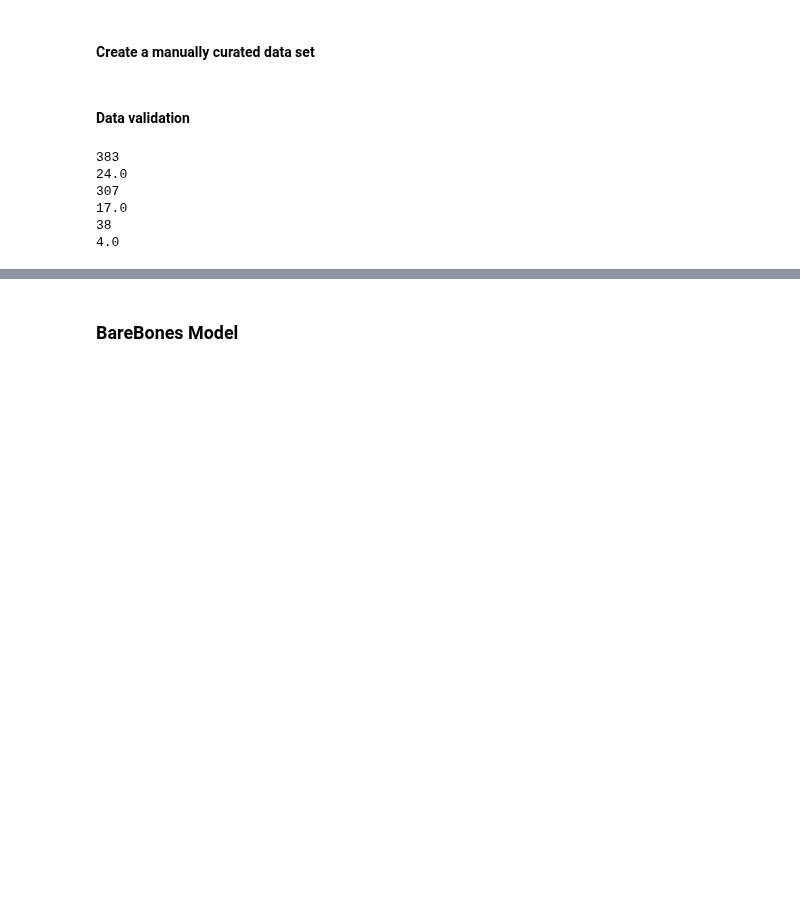
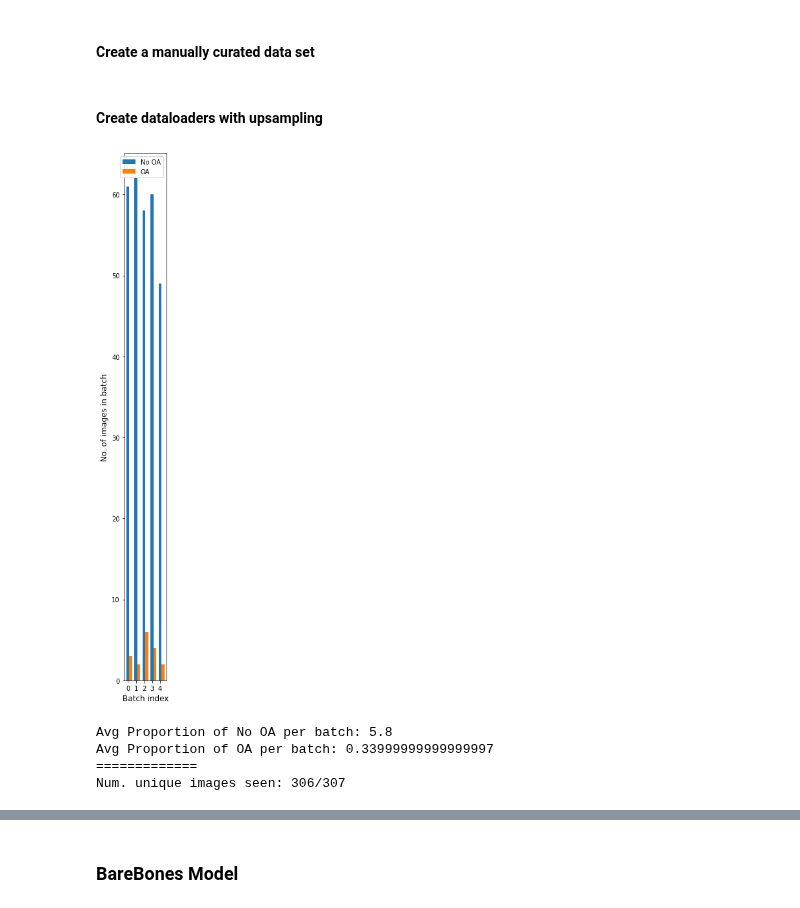
Before and after one commit to amandaliusa/cs231n, a Jupyter notebook: analysis/Model.ipynb, the cells around one changed output, grey strips where cells are left out. Cells and saved outputs as stored; diff of their text form; code cells hidden in the pictures; blank space fills up the shorter version.

```diff
--- a/analysis/Model.ipynb
+++ b/analysis/Model.ipynb
@@ -134,0 +147,14 @@ df_join
+# %%
+# Check for number of OA positive and number of samples in the dataset
+# Total
+print(df_join.iloc[:,-1].count())  # 383
+print(df_join.iloc[:,-1].sum())    # 24
+class_counts = [df_join.iloc[:,-1].count() - df_join.iloc[:,-1].sum(), df_join.iloc[:,-1].sum()]
+
+# Test set - This implies that if the model always predicts 0, it would have 94% training accuracy
+print(df_join.iloc[:NUM_TRAIN,-1].count())  # 307
+print(df_join.iloc[:NUM_TRAIN,-1].sum())    # 17
+
+# Validation set - This implies that if the model always predicts 0, it would have 89% val accuracy
+print(df_join.iloc[NUM_TRAIN:NUM_TRAIN+NUM_VAL,-1].count())  # 38
+print(df_join.iloc[NUM_TRAIN:NUM_TRAIN+NUM_VAL,-1].sum())    # 4
@@ -265,25 +296,5 @@ loader_val_m = DataLoader(val_m, batch_size=64,
 
 test_m = CustomDataset(dataframe=df_manual.iloc[NUM_TRAIN+NUM_VAL:])
 loader_test_m = DataLoader(test_m, batch_size=64)
-# %% [markdown]
-#### Data validation
-# %%
-# Check for number of OA positive and number of samples in the dataset
-# Total
-print(df_join.iloc[:,-1].count())  # 383
-print(df_join.iloc[:,-1].sum())    # 24
-
-# Test set - This implies that if the model always predicts 0, it would have 94% training accuracy
-print(df_join.iloc[:NUM_TRAIN,-1].count())  # 307
-print(df_join.iloc[:NUM_TRAIN,-1].sum())    # 17
-
-# Validation set - This implies that if the model always predicts 0, it would have 89% val accuracy
-print(df_join.iloc[NUM_TRAIN:NUM_TRAIN+NUM_VAL,-1].count())  # 38
-print(df_join.iloc[NUM_TRAIN:NUM_TRAIN+NUM_VAL,-1].sum())    # 4
-# %% [output]
-383
-24.0
-307
-17.0
-38
-4.0
+# %% [markdown]
+#### Create dataloaders with upsampling
@@ -289,0 +368,12 @@ print(df_join.iloc[NUM_TRAIN:NUM_TRAIN+NUM_VAL,-1].sum())    # 4
+# %%
+train = CustomDataset(dataframe=df_join.iloc[:NUM_TRAIN], transform=transform)
+loader_train = DataLoader(train, batch_size=64, sampler=sampler.SubsetRandomSampler(range(NUM_TRAIN)))
+
+# visualize training data imbalance
+_, _, _ = visualise_dataloader(loader_train, {0: "No OA", 1: "OA"})
+# %% [output]
+[figure, added]
+Avg Proportion of No OA per batch: 5.8
+Avg Proportion of OA per batch: 0.33999999999999997
+=============
+Num. unique images seen: 306/307
```
Also changed, not shown: parts of 20 cells of this notebook.
